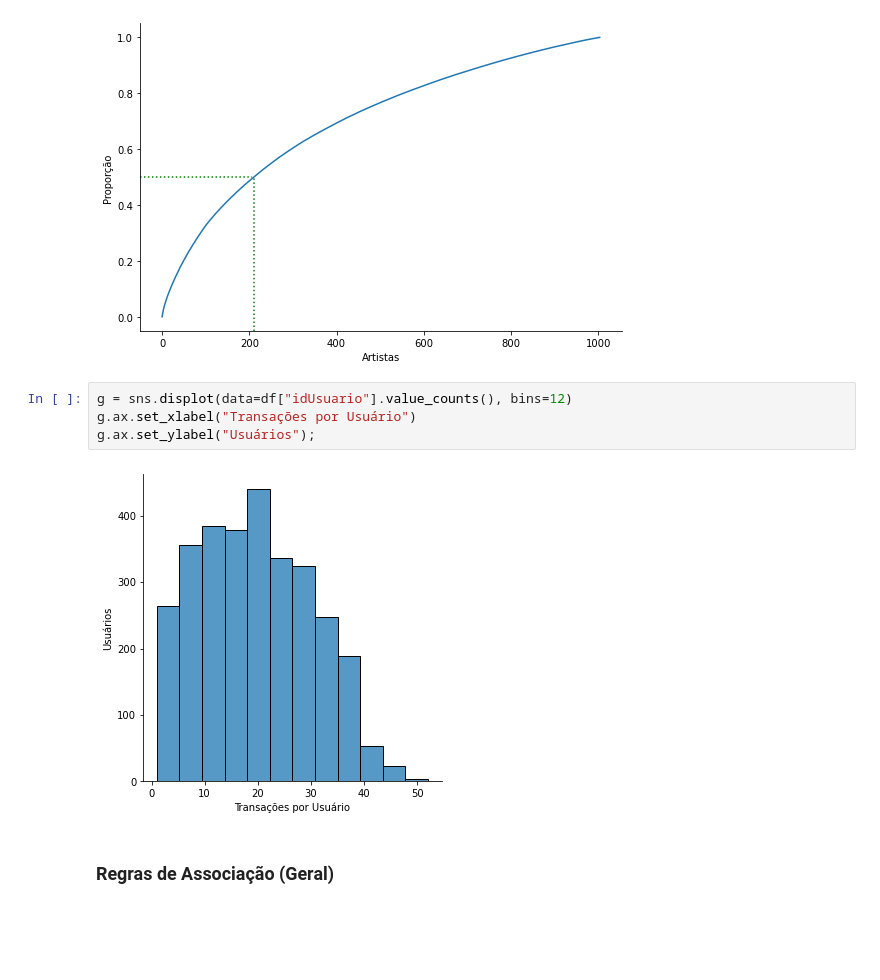
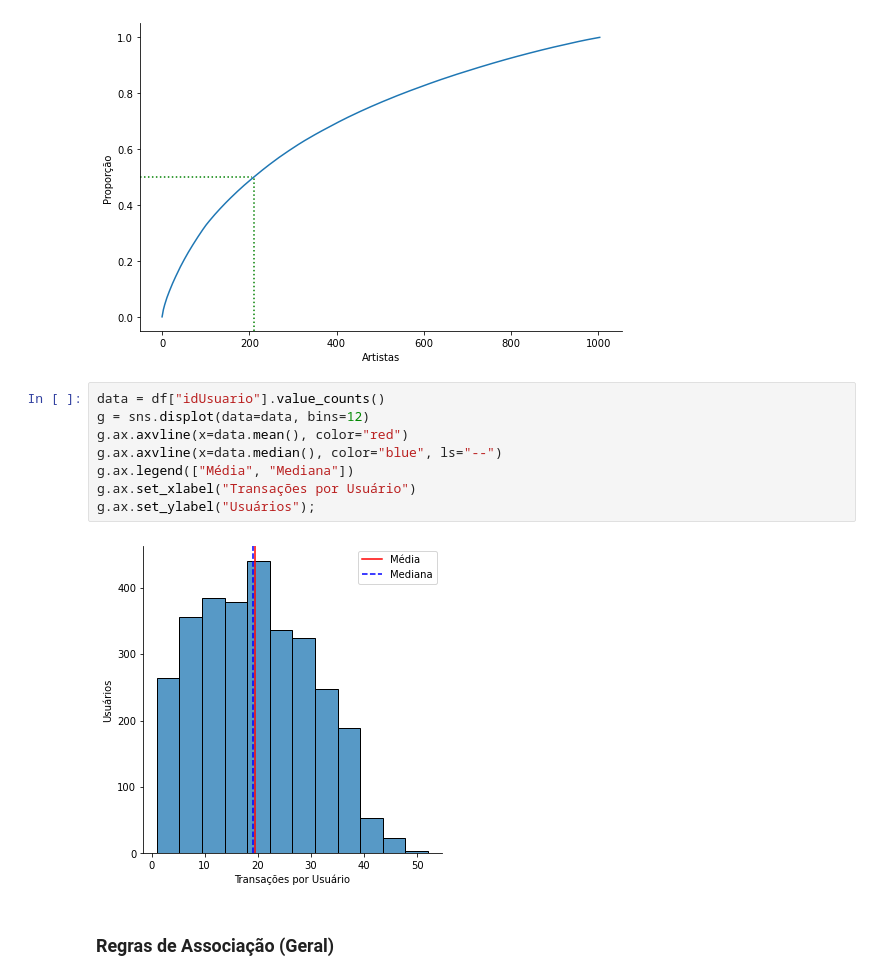
Before and after one commit to usr-bin32/data-mining-assignments, a Jupyter notebook: p2/notebook.ipynb, the cells around one changed output. Drawn from its saved outputs; the diff is of its cells as text; blank space fills up the shorter version.

Commit message:
add mean/median lines

```diff
--- a/p2/notebook.ipynb
+++ b/p2/notebook.ipynb
@@ -134,11 +134,15 @@ g.ax.axhline(
 <matplotlib.lines.Line2D at 0x...>
 [figure]
 # %%
-g = sns.displot(data=df["idUsuario"].value_counts(), bins=12)
+data = df["idUsuario"].value_counts()
+g = sns.displot(data=data, bins=12)
+g.ax.axvline(x=data.mean(), color="red")
+g.ax.axvline(x=data.median(), color="blue", ls="--")
+g.ax.legend(["Média", "Mediana"])
 g.ax.set_xlabel("Transações por Usuário")
 g.ax.set_ylabel("Usuários");
 # %% [output]
-[figure, old version]
+[figure, new version]
 # %% [markdown]
 ### Regras de Associação (Geral)
 # %%
```
Also changed, not shown: parts of 16 cells of this notebook.
